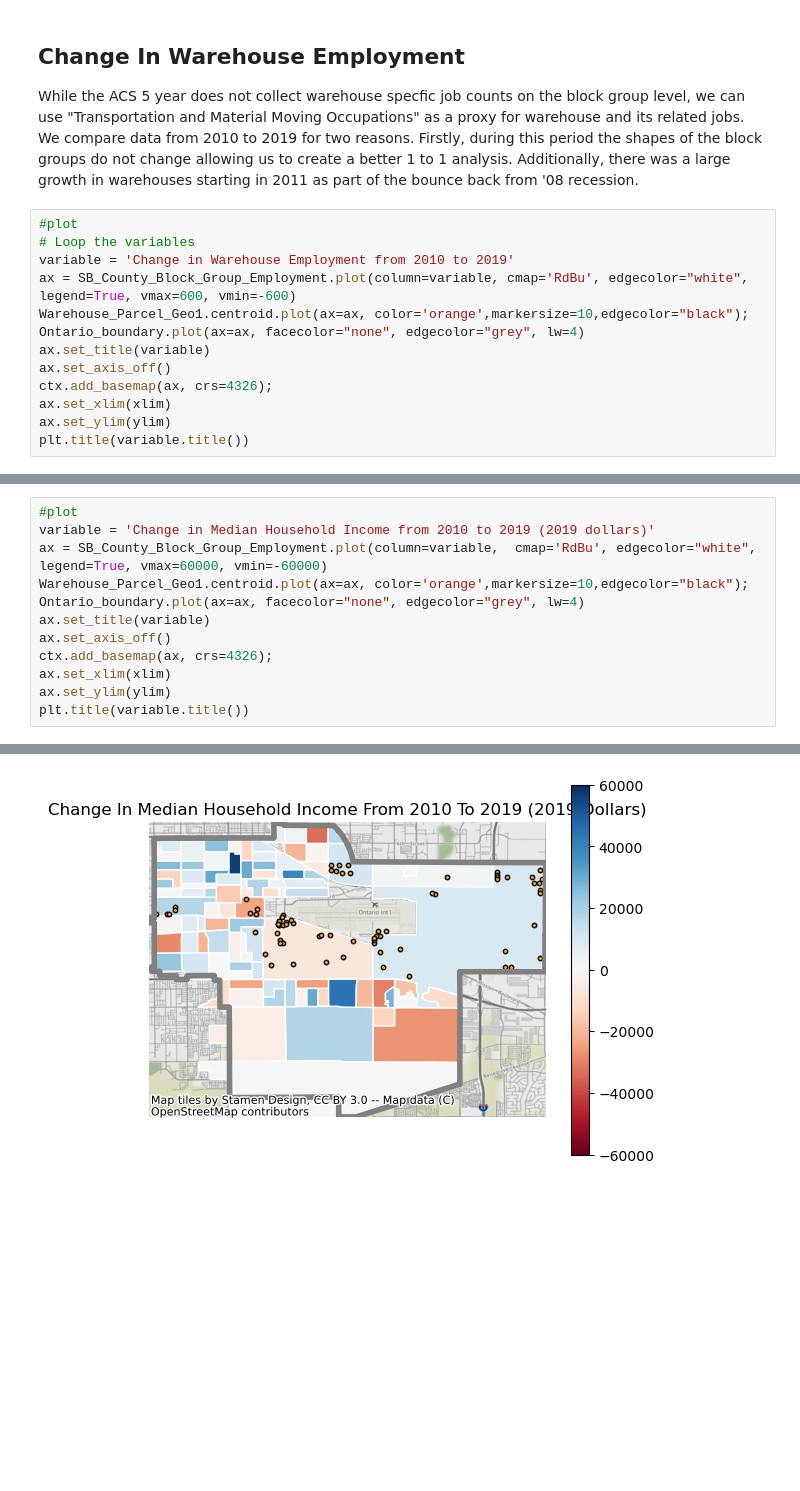
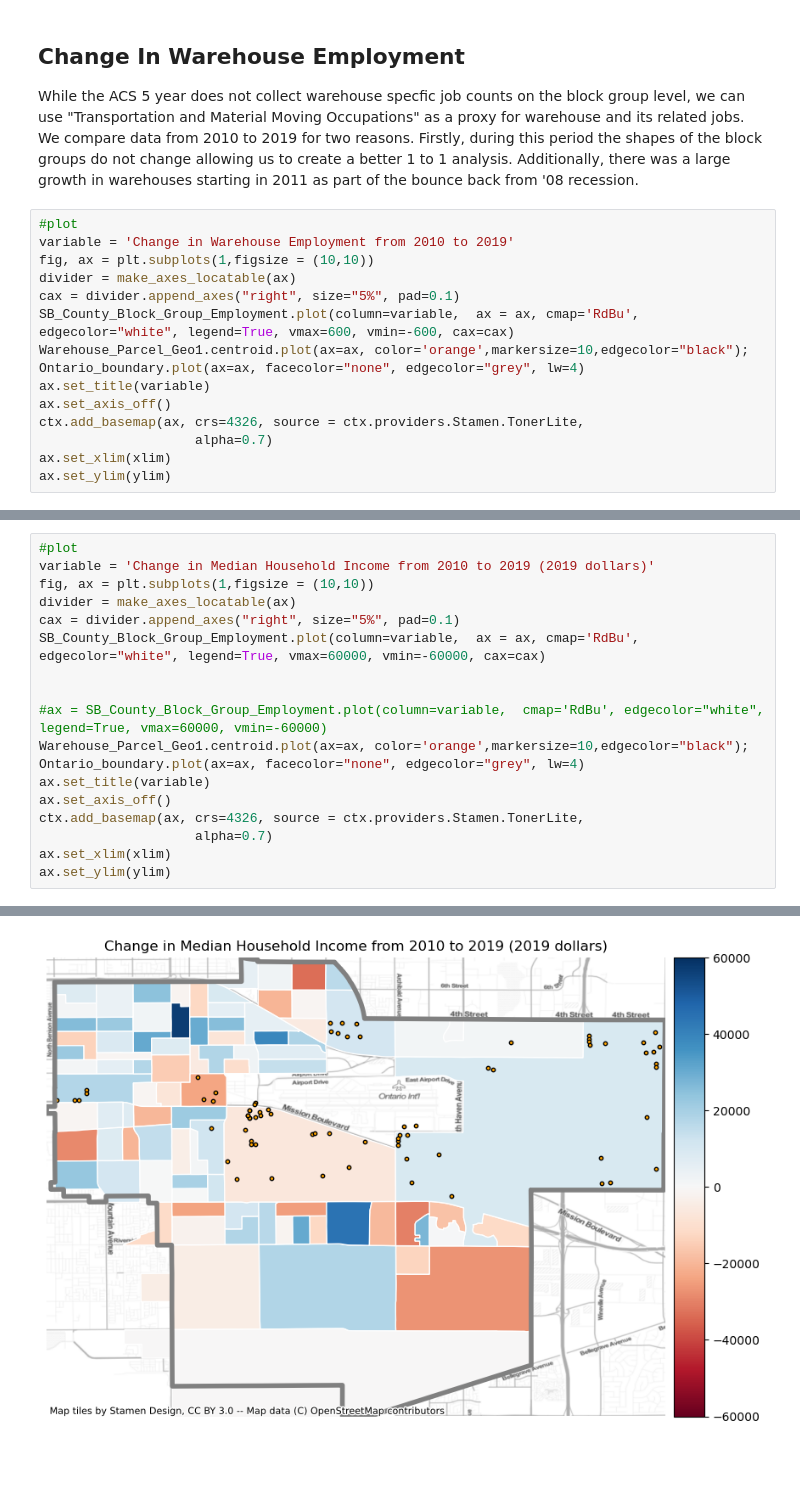
Before and after one commit to rg-al/UP221-cargo, a Jupyter notebook: Project Materials/Economic Analysis.ipynb, the cells around one changed output, grey strips where cells are left out. Saved outputs shown, nothing was run; the diff lists cells and outputs as text; blank space fills up the shorter version.

```diff
--- a/Project Materials/Economic Analysis.ipynb
+++ b/Project Materials/Economic Analysis.ipynb
@@ -79,16 +82,18 @@ SB_County_Block_Group_Employment = SB_County_Block_Group_Employment.append(SB_Co
 While the ACS 5 year does not collect warehouse specfic job counts on the block group level, we can use "Transportation and Material Moving Occupations" as a proxy for warehouse and its related jobs. We compare data from 2010 to 2019 for two reasons. Firstly, during this period the shapes of the block groups do not change allowing us to create a better 1 to 1 analysis. Additionally, there was a large growth in warehouses starting in 2011 as part of the bounce back from '08 recession.
 # %%
 #plot
-# Loop the variables
 variable = 'Change in Warehouse Employment from 2010 to 2019'
-ax = SB_County_Block_Group_Employment.plot(column=variable, cmap='RdBu', edgecolor="white", legend=True, vmax=600, vmin=-600)
+fig, ax = plt.subplots(1,figsize = (10,10))
+divider = make_axes_locatable(ax)
+cax = divider.append_axes("right", size="5%", pad=0.1)
+SB_County_Block_Group_Employment.plot(column=variable,  ax = ax, cmap='RdBu', edgecolor="white", legend=True, vmax=600, vmin=-600, cax=cax)
 Warehouse_Parcel_Geo1.centroid.plot(ax=ax, color='orange',markersize=10,edgecolor="black");
 Ontario_boundary.plot(ax=ax, facecolor="none", edgecolor="grey", lw=4)
 ax.set_title(variable)
 ax.set_axis_off()
-ctx.add_basemap(ax, crs=4326);
+ctx.add_basemap(ax, crs=4326, source = ctx.providers.Stamen.TonerLite,
+                    alpha=0.7)
 ax.set_xlim(xlim)
 ax.set_ylim(ylim)
-plt.title(variable.title())
 # %% [output]
   Warehouse_Parcel_Geo1.centroid.plot(ax=ax, color='orange',markersize=10,edgecolor="black");
@@ -97,14 +102,20 @@ Text(0.5, 1.0, 'Change In Warehouse Employment From 2010 To 2019')
 # %%
 #plot
 variable = 'Change in Median Household Income from 2010 to 2019 (2019 dollars)'
-ax = SB_County_Block_Group_Employment.plot(column=variable,  cmap='RdBu', edgecolor="white", legend=True, vmax=60000, vmin=-60000)
+fig, ax = plt.subplots(1,figsize = (10,10))
+divider = make_axes_locatable(ax)
+cax = divider.append_axes("right", size="5%", pad=0.1)
+SB_County_Block_Group_Employment.plot(column=variable,  ax = ax, cmap='RdBu', edgecolor="white", legend=True, vmax=60000, vmin=-60000, cax=cax)
+
+
+#ax = SB_County_Block_Group_Employment.plot(column=variable,  cmap='RdBu', edgecolor="white", legend=True, vmax=60000, vmin=-60000)
 Warehouse_Parcel_Geo1.centroid.plot(ax=ax, color='orange',markersize=10,edgecolor="black");
 Ontario_boundary.plot(ax=ax, facecolor="none", edgecolor="grey", lw=4)
 ax.set_title(variable)
 ax.set_axis_off()
-ctx.add_basemap(ax, crs=4326);
+ctx.add_basemap(ax, crs=4326, source = ctx.providers.Stamen.TonerLite,
+                    alpha=0.7)
 ax.set_xlim(xlim)
 ax.set_ylim(ylim)
-plt.title(variable.title())
 # %% [output]
   Warehouse_Parcel_Geo1.centroid.plot(ax=ax, color='orange',markersize=10,edgecolor="black");
@@ -112,4 +123,4 @@ Text(0.5, 1.0, 'Change In Median Household Income From 2010 To 2019 (2019 Dollar
-[figure, old version]
+[figure, new version]
 # %% [markdown]
 ##
 # %%
```
Also changed, not shown: parts of 5 cells of this notebook, 3 other files.
